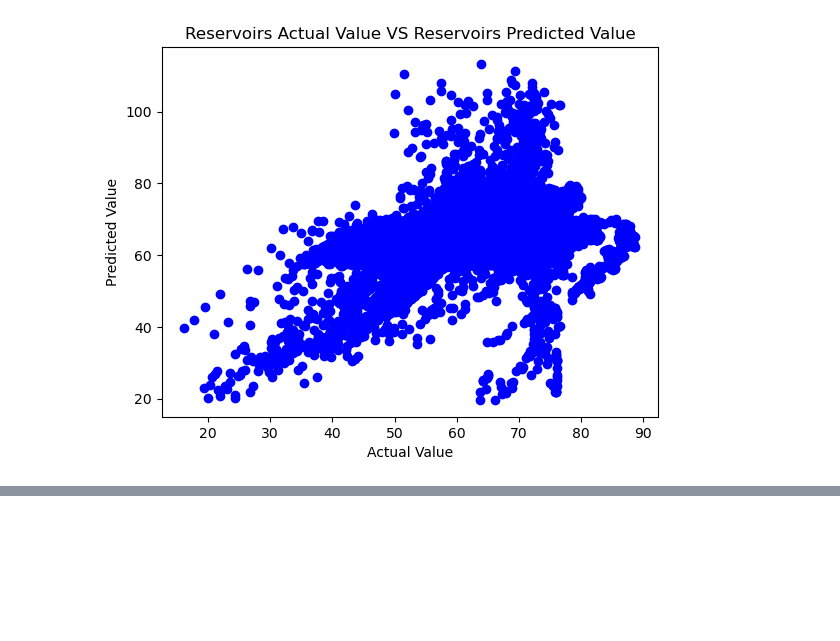
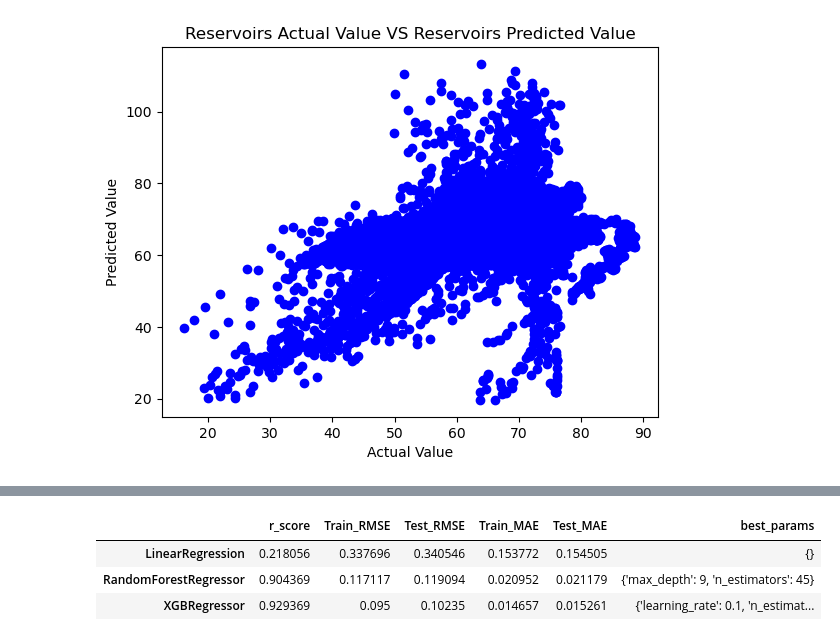
Before and after one commit to Maulik2493/IT496-T18, a Jupyter notebook: 202101019_Harshil_Patel/202101019_Harshil_Patel.ipynb, the cells around one changed output, grey strips where cells are left out. Cells and saved outputs as stored; diff of their text form; code cells hidden in the pictures; blank space fills up the shorter version.

```diff
--- a/202101019_Harshil_Patel/202101019_Harshil_Patel.ipynb
+++ b/202101019_Harshil_Patel/202101019_Harshil_Patel.ipynb
@@ -329,0 +416,7 @@ ModuleNotFoundError: No module named 'xgboost'
+# %%
+model_results
+# %% [output]
+|  | r_score | Train_RMSE | Test_RMSE | Train_MAE | Test_MAE | best_params |
+| LinearRegression | 0.218056 | 0.337696 | 0.340546 | 0.153772 | 0.154505 | {} |
+| RandomForestRegressor | 0.904369 | 0.117117 | 0.119094 | 0.020952 | 0.021179 | {'max_depth': 9, 'n_estimators': 45} |
+| XGBRegressor | 0.929369 | 0.095 | 0.10235 | 0.014657 | 0.015261 | {'learning_rate': 0.1, 'n_estimat... |
```
Also changed, not shown: parts of 18 cells of this notebook.
